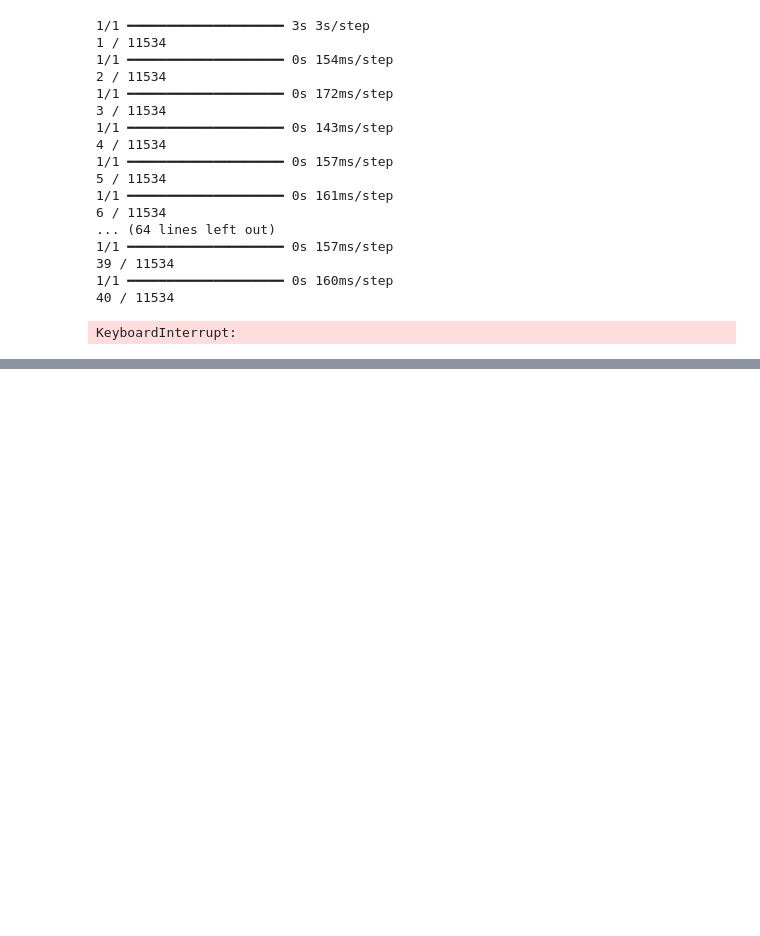
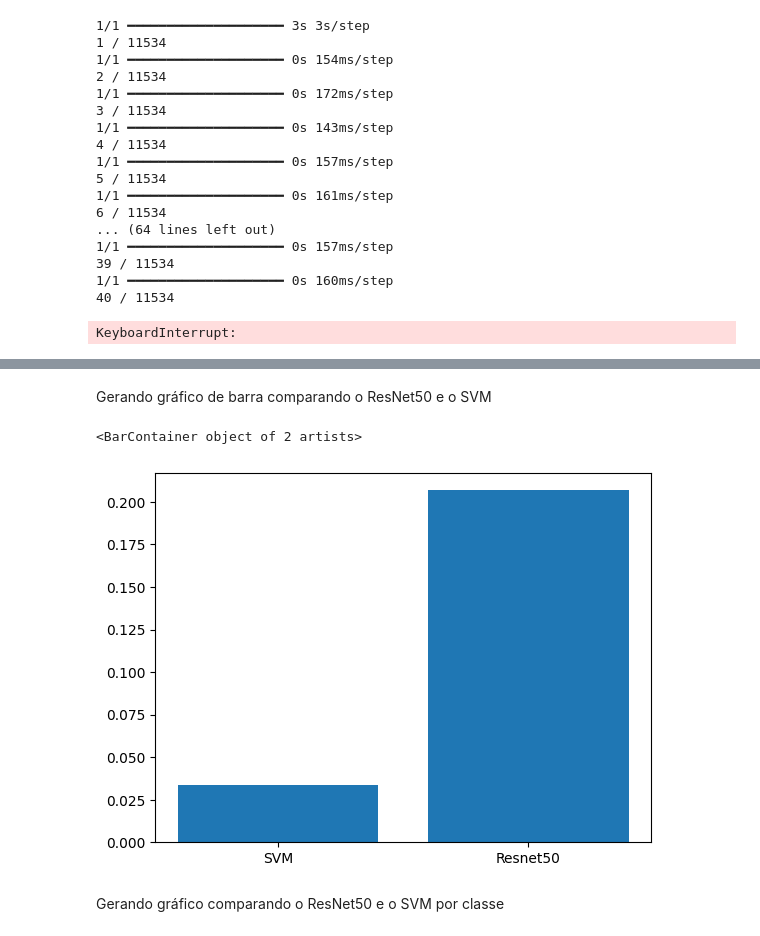
Before and after one commit to Henriquemcc/Trabalho_Pratico_-_Processamento_e_Analise_de_Imagens_-_2024-1, a Jupyter notebook: calcular_tempo_svm_henrique.ipynb, the cells around one changed output, grey strips where cells are left out. Drawn from its saved outputs; the diff is of its cells as text; code cells hidden in the pictures; blank space fills up the shorter version.

Commit message:
Adicioando gráfico comparando o ResNet50 com o SVM

```diff
--- a/calcular_tempo_svm_henrique.ipynb
+++ b/calcular_tempo_svm_henrique.ipynb
@@ -108,0 +115,2 @@ KeyboardInterrupt:
+# %%
+tempo = pandas.read_csv("tempo_5581_20240615_173954.csv")
@@ -108,0 +133,26 @@ KeyboardInterrupt:
+# %% [markdown]
+Gerando gráfico de barra comparando o ResNet50 e o SVM
+# %%
+dados_media_algoritmo_tempo_execucao = {}
+for index, row in tempo.iterrows():
+    if not row['Algoritmo'] in dados_media_algoritmo_tempo_execucao:
+        dados_media_algoritmo_tempo_execucao[row['Algoritmo']] = []
+    else:
+        dados_media_algoritmo_tempo_execucao[row['Algoritmo']].append(row['Tempo'])
+
+dados_grafico_algoritmo_tempo_execucao = {
+    'Algoritmo': [],
+    'Tempo': []
+}
+
+for algoritmo, tempo in dados_media_algoritmo_tempo_execucao.items():
+    dados_grafico_algoritmo_tempo_execucao['Algoritmo'].append(algoritmo)
+    dados_grafico_algoritmo_tempo_execucao['Tempo'].append(sum(tempo)/len(tempo))
+# %%
+matplotlib.pyplot.figure()
+matplotlib.pyplot.bar(dados_grafico_algoritmo_tempo_execucao['Algoritmo'], dados_grafico_algoritmo_tempo_execucao['Tempo'])
+# %% [output]
+<BarContainer object of 2 artists>
+[figure, added]
+# %% [markdown]
+Gerando gráfico comparando o ResNet50 e o SVM por classe
```
Also changed, not shown: parts of 4 cells of this notebook, 1 other file.
